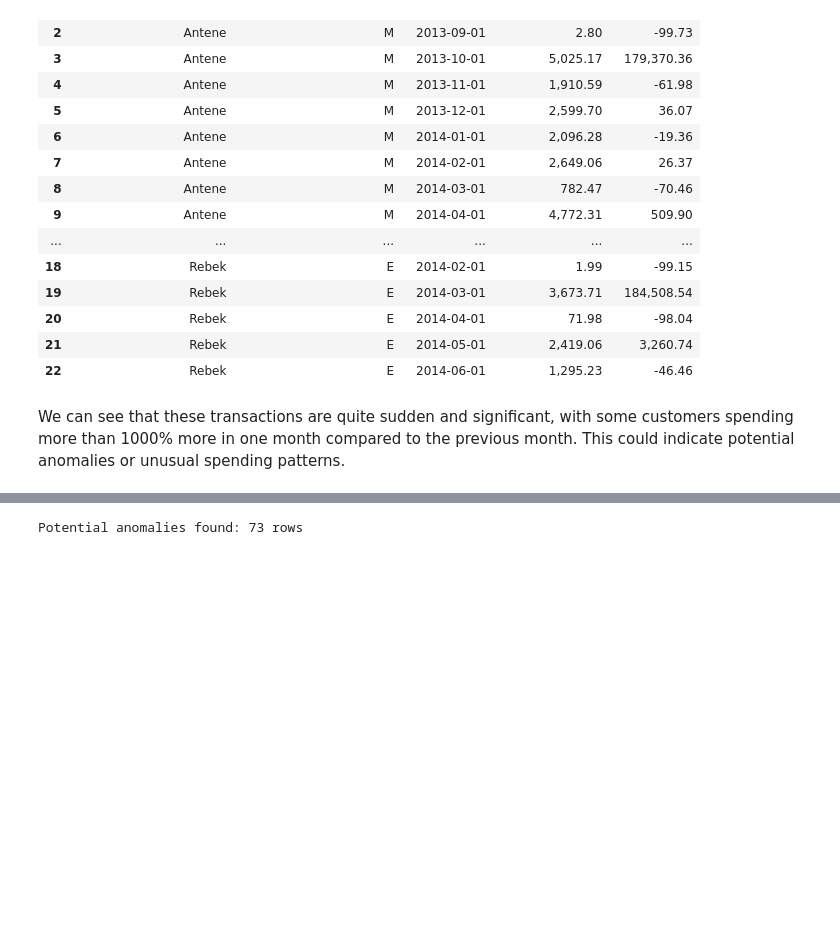
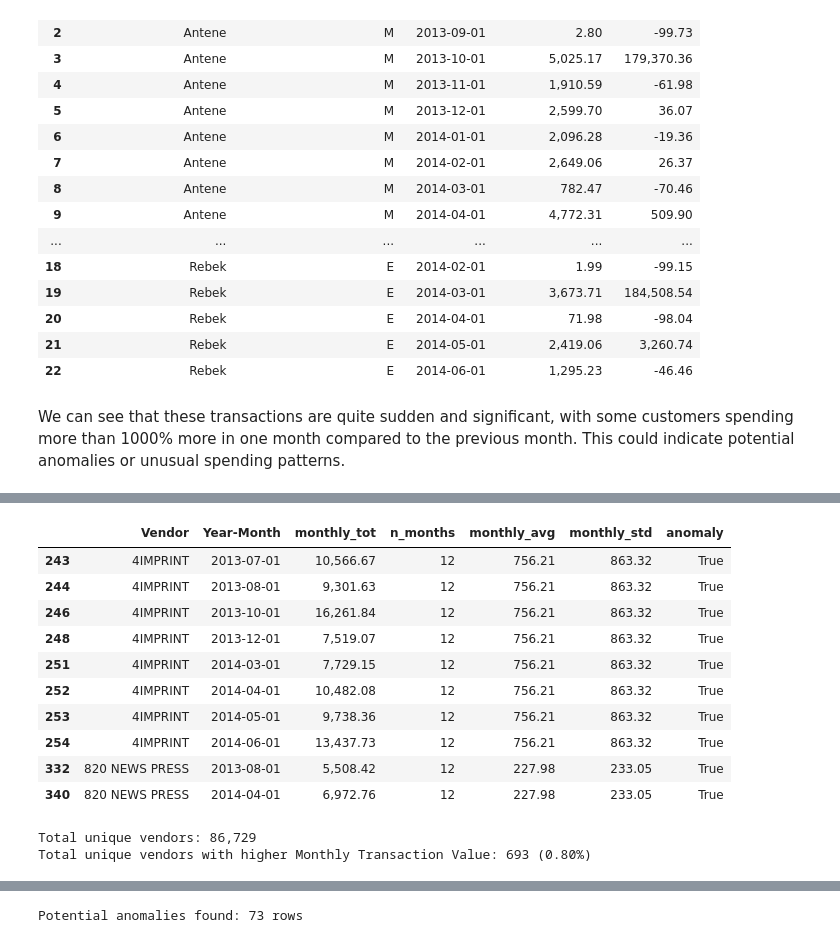
Before and after one commit to mrakelinggar/data-stuffs, a Jupyter notebook: anomaly_detection/credit_card/Credit Card Anomaly Detection via Feature Creation.ipynb, the cells around one changed output, grey strips where cells are left out. Drawn from its saved outputs; the diff is of its cells as text; code cells hidden in the pictures; blank space fills up the shorter version.

Commit message:
Anomaly Detection - Credit Card Purchase - Complete

```diff
--- a/anomaly_detection/credit_card/ts - cc.ipynb
+++ b/anomaly_detection/credit_card/Credit Card Anomaly Detection via Feature Creation.ipynb
@@ -735,0 +913,39 @@ We can see that these transactions are quite sudden and significant, with some c
+# %%
+df_vendor_monthly = (
+    df
+    .groupby(['Vendor', 'Year-Month'])['Amount']
+    .agg(monthly_tot = 'sum')
+    .reset_index()
+)
+
+vendor_dist = df.groupby('Vendor')['Amount'].agg(monthly_avg='mean', monthly_std='std').reset_index()
+vendor_nmonth = df_vendor_monthly.groupby('Vendor')['Year-Month'].nunique().reset_index(name='n_months')
+df_vendor_monthly = df_vendor_monthly.merge(vendor_nmonth[vendor_nmonth['n_months'] > 3], on='Vendor', how='inner').merge(
+    vendor_dist, on='Vendor', how='left')
+
+df_vendor_monthly['anomaly'] = (
+    (df_vendor_monthly['monthly_tot'] - df_vendor_monthly['monthly_avg']).abs() > 7 * df_vendor_monthly['monthly_std']
+) & (df_vendor_monthly['monthly_tot'] > 5000)
+
+display(df_vendor_monthly[df_vendor_monthly['anomaly']].head(10))
+# %% [output]
+|  | Vendor | Year-Month | monthly_tot | n_months | monthly_avg | monthly_std | anomaly |
+| 243 | 4IMPRINT | 2013-07-01 | 10,566.67 | 12 | 756.21 | 863.32 | True |
+| 244 | 4IMPRINT | 2013-08-01 | 9,301.63 | 12 | 756.21 | 863.32 | True |
+| 246 | 4IMPRINT | 2013-10-01 | 16,261.84 | 12 | 756.21 | 863.32 | True |
+| 248 | 4IMPRINT | 2013-12-01 | 7,519.07 | 12 | 756.21 | 863.32 | True |
+| 251 | 4IMPRINT | 2014-03-01 | 7,729.15 | 12 | 756.21 | 863.32 | True |
+| 252 | 4IMPRINT | 2014-04-01 | 10,482.08 | 12 | 756.21 | 863.32 | True |
+| 253 | 4IMPRINT | 2014-05-01 | 9,738.36 | 12 | 756.21 | 863.32 | True |
+| 254 | 4IMPRINT | 2014-06-01 | 13,437.73 | 12 | 756.21 | 863.32 | True |
+| 332 | 820 NEWS PRESS | 2013-08-01 | 5,508.42 | 12 | 227.98 | 233.05 | True |
+| 340 | 820 NEWS PRESS | 2014-04-01 | 6,972.76 | 12 | 227.98 | 233.05 | True |
+# %%
+unique_vendors = df[['Vendor']].drop_duplicates()
+highest_changes_vendors = df_vendor_monthly[df_vendor_monthly['anomaly']][['Vendor']].drop_duplicates()
+
+print(f"Total unique vendors: {unique_vendors.shape[0]:,}")
+print(f"Total unique vendors with higher Monthly Transaction Value: {highest_changes_vendors.shape[0]:,} ({highest_changes_vendors.shape[0] / unique_vendors.shape[0] * 100:.2f}%)")
+# %% [output]
+Total unique vendors: 86,729
+Total unique vendors with higher Monthly Transaction Value: 693 (0.80%)
```
Also changed, not shown: parts of 43 cells of this notebook.
